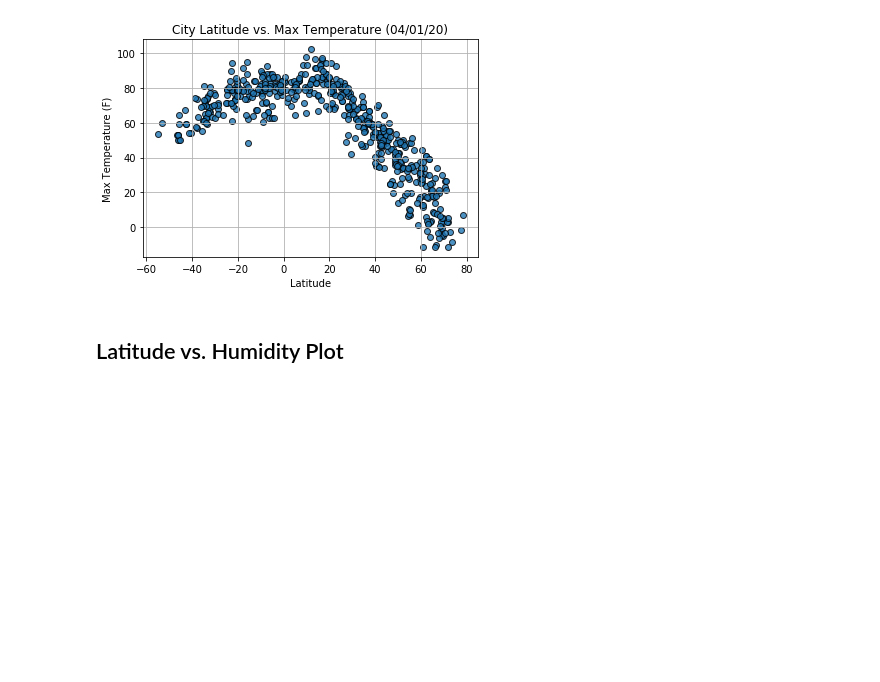
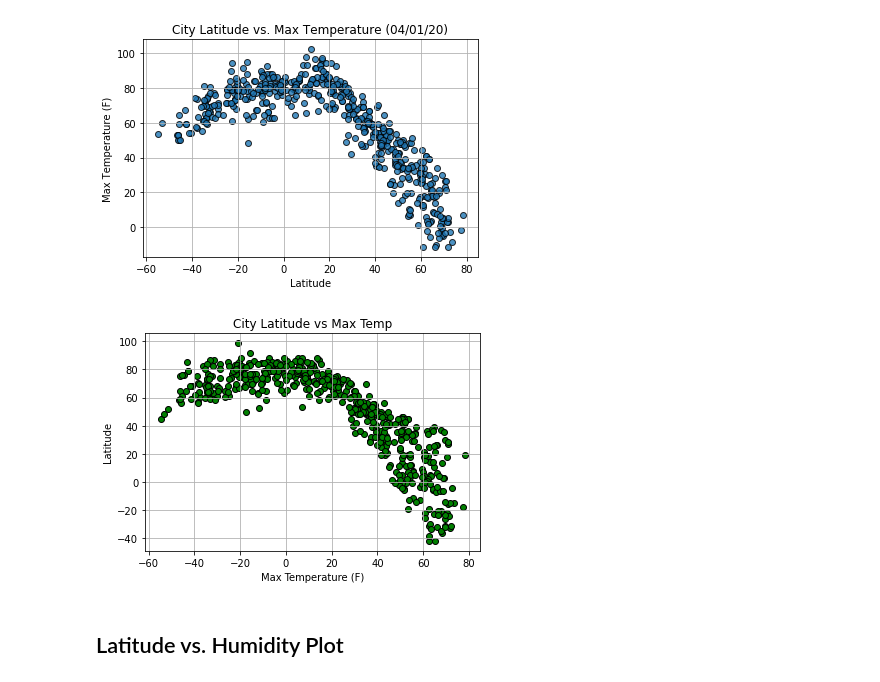
Before and after one commit to PatriceW2/Python-API-Challenge-, a Jupyter notebook: WeatherPy/WeatherPy.ipynb, the cells around one changed output. Saved outputs shown, nothing was run; the diff lists cells and outputs as text; code cells hidden in the pictures; blank space fills up the shorter version.

Commit message:
plotting along

```diff
--- a/WeatherPy/WeatherPy.ipynb
+++ b/WeatherPy/WeatherPy.ipynb
@@ -195,6 +239,17 @@ Int64Index([], dtype='int64')
 # %%
 # %% [output]
 [figure]
+# %%
+plt.scatter(lat, max_temp, facecolors="green", edgecolors="black")
+plt.xlabel("Max Temperature (F)")
+plt.ylabel("Latitude")
+plt.title("City Latitude vs Max Temp")
+plt.grid()
+
+
+plt.show()
+# %% [output]
+[figure, added]
 # %% [markdown]
 ## Latitude vs. Humidity Plot
 # %%
```
Also changed, not shown: parts of 6 cells of this notebook, 1 other file.
